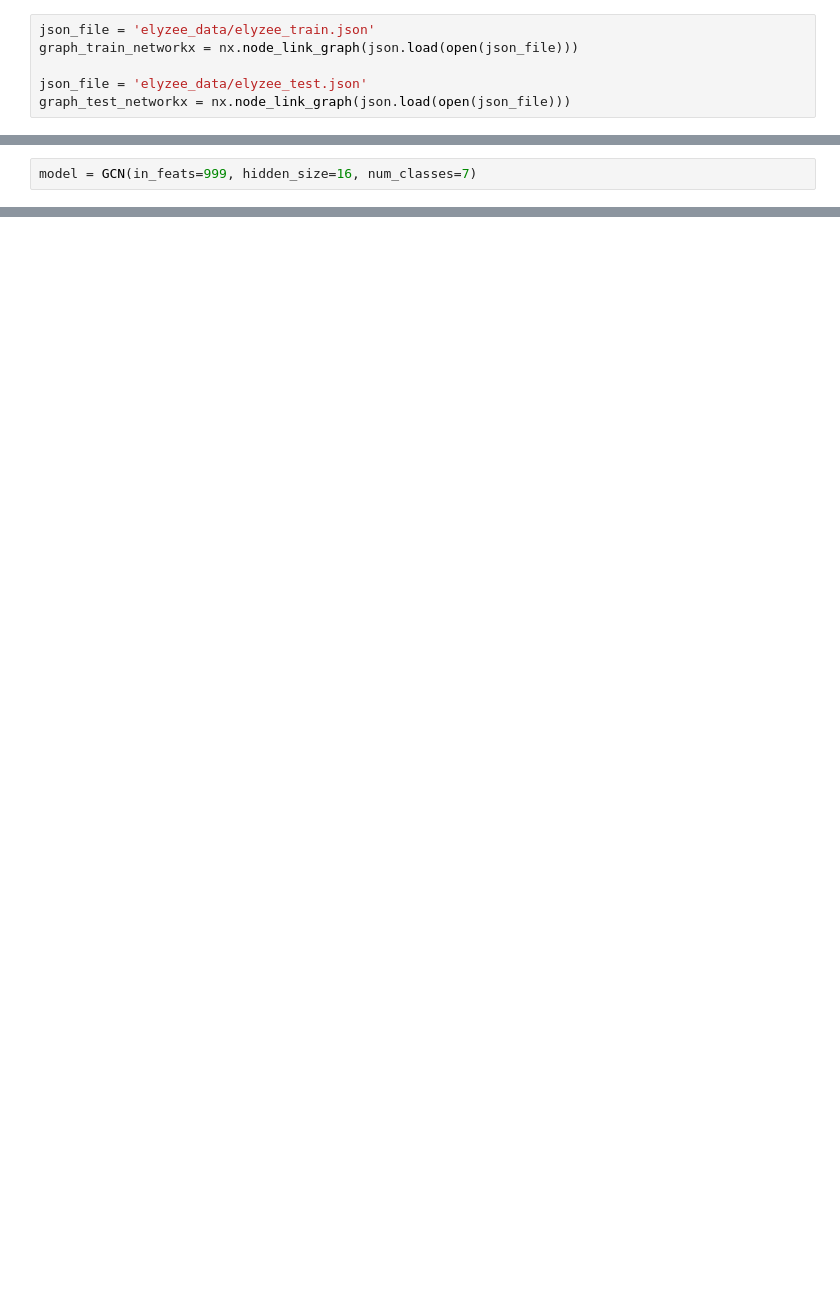
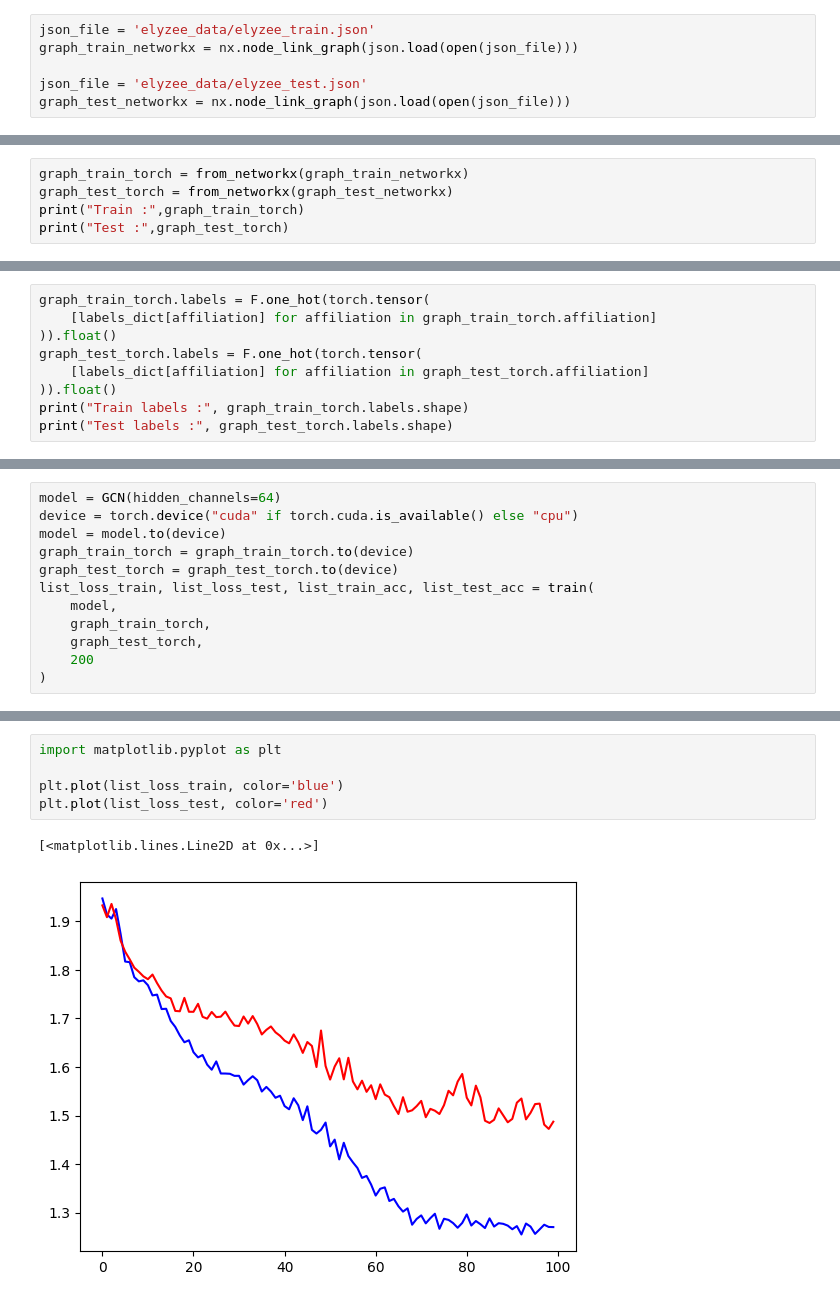
Before and after one commit to Yufu0/classification_graphs, a Jupyter notebook: train.ipynb, the cells around one changed output, grey strips where cells are left out. Drawn from its saved outputs; the diff is of its cells as text; blank space fills up the shorter version.

Commit message:
fix training

```diff
--- a/train.ipynb
+++ b/train.ipynb
@@ -99,2 +27,0 @@ class GCN(nn.Module):
-# %%
-model = GCN(in_feats=999, hidden_size=16, num_classes=7)
@@ -151,0 +28,5 @@ class GCN(nn.Module):
+# %%
+graph_train_torch = from_networkx(graph_train_networkx)
+graph_test_torch = from_networkx(graph_test_networkx)
+print("Train :",graph_train_torch)
+print("Test :",graph_test_torch)
@@ -151,0 +36,9 @@ class GCN(nn.Module):
+# %%
+graph_train_torch.labels = F.one_hot(torch.tensor(
+    [labels_dict[affiliation] for affiliation in graph_train_torch.affiliation]
+)).float()
+graph_test_torch.labels = F.one_hot(torch.tensor(
+    [labels_dict[affiliation] for affiliation in graph_test_torch.affiliation]
+)).float()
+print("Train labels :", graph_train_torch.labels.shape)
+print("Test labels :", graph_test_torch.labels.shape)
@@ -429,0 +119,12 @@ tensor(1, device='cuda:0') tensor([
+# %%
+model = GCN(hidden_channels=64)
+device = torch.device("cuda" if torch.cuda.is_available() else "cpu")
+model = model.to(device)
+graph_train_torch = graph_train_torch.to(device)
+graph_test_torch = graph_test_torch.to(device)
+list_loss_train, list_loss_test, list_train_acc, list_test_acc = train(
+    model,
+    graph_train_torch,
+    graph_test_torch,
+    200
+)
@@ -429,0 +149,8 @@ tensor(1, device='cuda:0') tensor([
+# %%
+import matplotlib.pyplot as plt
+
+plt.plot(list_loss_train, color='blue')
+plt.plot(list_loss_test, color='red')
+# %% [output]
+[<matplotlib.lines.Line2D at 0x...>]
+[figure, added]
```
Also changed, not shown: parts of 28 cells of this notebook.
